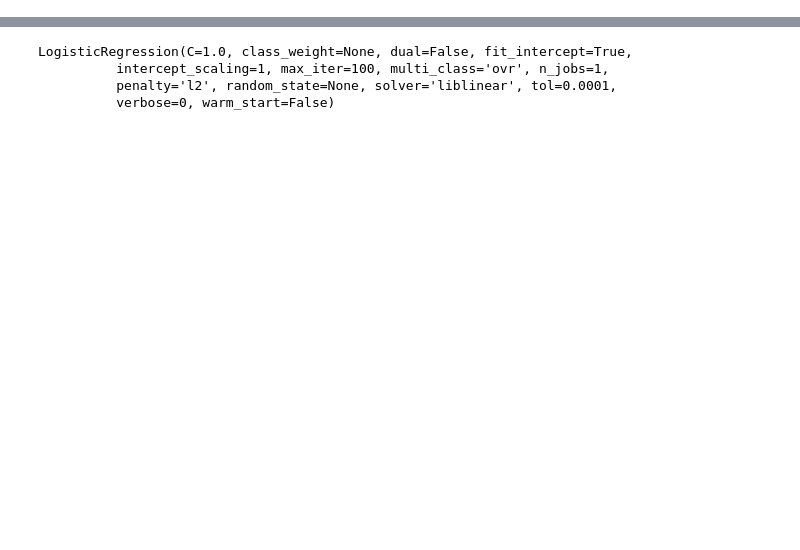
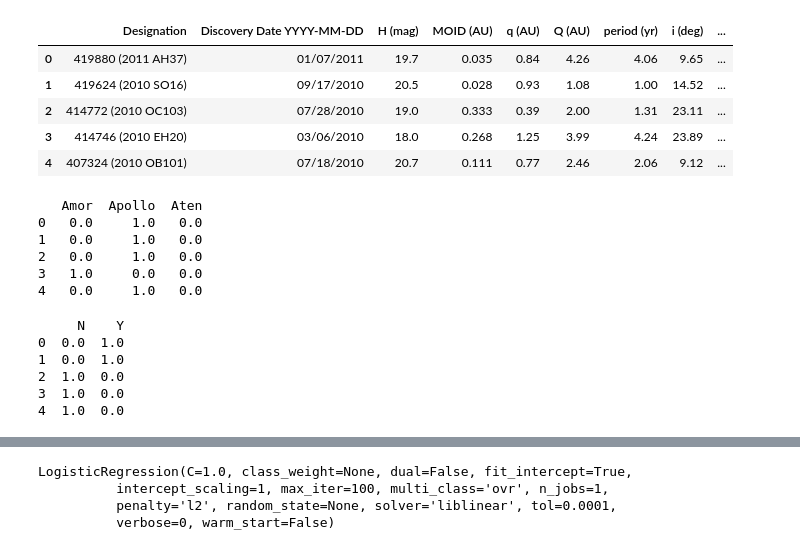
Before and after one commit to asaf-drizlikh/stat489project, a Jupyter notebook: logistic regression.ipynb, the cells around one changed output, grey strips where cells are left out. Cells and saved outputs as stored; diff of their text form; code cells hidden in the pictures; blank space fills up the shorter version.

```diff
--- a/logistic regression.ipynb
+++ b/logistic regression.ipynb
@@ -18,0 +33,37 @@ print(len(data))
+# %%
+#data_temp=data.drop("Designation")
+data.columns=['Designation', 'Discovery Date YYYY-MM-DD', 'H (mag)',
+       'MOID (AU)', 'q (AU)', 'Q (AU)', 'period (yr)', 'i (deg)', 'PHA','Orbit Class']
+#data_temp=data.drop("Discovery Date YYYY-MM-DD")
+#data = data.drop(['Designation','Discovery Date YYYY-MM-DD','PHA','Orbit Class'], 1).apply(standardization,broadcast = True)
+
+data.head()
+# %% [output]
+|  | Designation | Discovery Date YYYY-MM-DD | H (mag) | MOID (AU) | q (AU) | Q (AU) | period (yr) | i (deg) | ... |
+| 0 | 419880 (2011 AH37) | 01/07/2011 | 19.7 | 0.035 | 0.84 | 4.26 | 4.06 | 9.65 | ... |
+| 1 | 419624 (2010 SO16) | 09/17/2010 | 20.5 | 0.028 | 0.93 | 1.08 | 1.00 | 14.52 | ... |
+| 2 | 414772 (2010 OC103) | 07/28/2010 | 19.0 | 0.333 | 0.39 | 2.00 | 1.31 | 23.11 | ... |
+| 3 | 414746 (2010 EH20) | 03/06/2010 | 18.0 | 0.268 | 1.25 | 3.99 | 4.24 | 23.89 | ... |
+| 4 | 407324 (2010 OB101) | 07/18/2010 | 20.7 | 0.111 | 0.77 | 2.46 | 2.06 | 9.12 | ... |
+# %%
+print(pd.get_dummies(data['Orbit Class']).head(5))
+data['OrbitClass_dummies'] = pd.get_dummies(data['Orbit Class']).iloc[:,1]
+
+#print(pd.get_dummies(data['Orbit Class'].head(1), dummy_na=True)
+# %% [output]
+   Amor  Apollo  Aten
+0   0.0     1.0   0.0
+1   0.0     1.0   0.0
+2   0.0     1.0   0.0
+3   1.0     0.0   0.0
+4   0.0     1.0   0.0
+# %%
+print(pd.get_dummies(data['PHA']).head(5))
+data['PHA_dummies'] = pd.get_dummies(data['PHA']).iloc[:,1]
+# %% [output]
+     N    Y
+0  0.0  1.0
+1  0.0  1.0
+2  1.0  0.0
+3  1.0  0.0
+4  1.0  0.0
```
Also changed, not shown: parts of 23 cells of this notebook.
